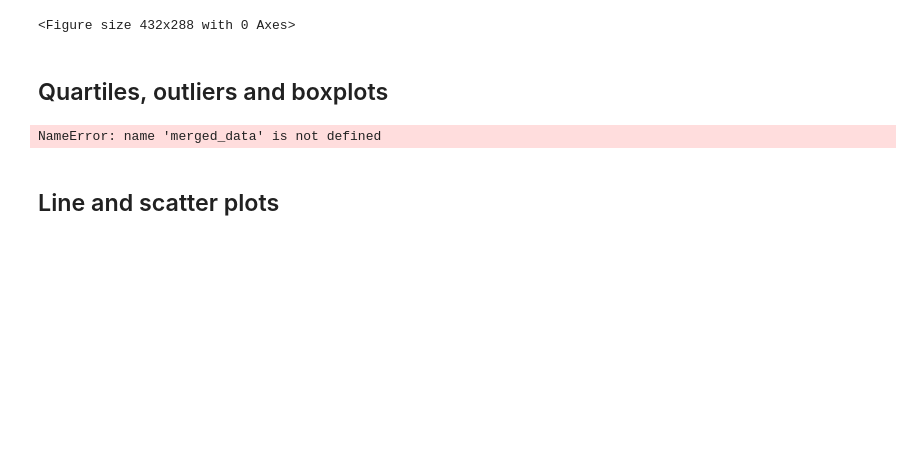
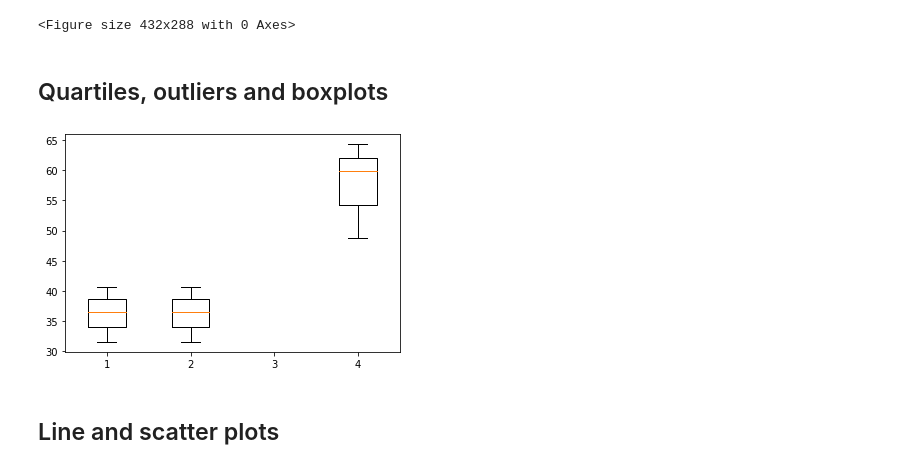
Before and after one commit to Soumya-Patil/MatPlotlib-Challenge, a Jupyter notebook: Pymaceuticals/pymaceuticals.ipynb, the cells around one changed output. Drawn from its saved outputs; the diff is of its cells as text; code cells hidden in the pictures; blank space fills up the shorter version.

```diff
--- a/Pymaceuticals/pymaceuticals.ipynb
+++ b/Pymaceuticals/pymaceuticals.ipynb
@@ -127,22 +127,47 @@ plt.tight_layout()
 # %%
 # Calculate the final tumor volume of each mouse across four of the most promising treatment regimens. Calculate the IQR and quantitatively determine if there are any potential outliers.
 max_treatment = clean_data.groupby(["Mouse ID"]).max()
 max_treatment = max_treatment.reset_index()
 merge_data = max_treatment[["Mouse ID","Timepoint"]].merge(clean_data ,  on=["Mouse ID","Timepoint"] , how = "left")
-capomulin = merge_data.loc[merged_data["Drug Regimen"] == "Capomulin"]['Tumor Volume (mm3)']
-ramicen = merge_data.loc[merged_data["Drug Regimen"] == "Capomulin"]['Tumor Volume (mm3)']
+ramicane = merge_data.loc[merge_data["Drug Regimen"] == "Ramicane"]['Tumor Volume (mm3)']
+capumolin = merge_data.loc[merge_data["Drug Regimen"] == "Capumolin"]['Tumor Volume (mm3)']
+propiva = merge_data.loc[merge_data["Drug Regimen"] == "Propiva"]['Tumor Volume (mm3)']
+ceftamin = merge_data.loc[merge_data["Drug Regimen"] == "Ceftamin"]['Tumor Volume (mm3)']
+
+ramicane_quartiles = ramicane.quantile([.25,.5,.75])
+ramicane_lowerq = ramicane_quartiles[0.25]
+ramicane_upperq = ramicane_quartiles[0.75]
+ramicane_iqr = ramicane_upperq - ramicane_lowerq
+ramicane_lower_bound = ramicane_lowerq - (1.5*ramicane_iqr)
+ramicane_upper_bound = ramicane_lowerq + (1.5*ramicane_iqr)
 
 
+capomulin_quartiles= capomulin.quantile([.25,.5,.75])
+capomulin_lowerq = capomulin_quartiles[0.25]
+capomulin_upperq = capomulin_quartiles[0.75]
+capomulin_iqr = capomulin_upperq - capomulin_lowerq
+capomulin_lower_bound = capomulin_lowerq - (1.5*capomulin_iqr)
+capomulin_upper_bound = capomulin_lowerq + (1.5*capomulin_iqr)
 
+propiva_quartiles= propiva.quantile([.25,.5,.75])
+propiva_lowerq = propiva_quartiles[0.25]
+propiva_upperq = propiva_quartiles[0.75]
+propiva_iqr = propiva_upperq - propiva_lowerq
+propiva_lower_bound = propiva_lowerq - (1.5*propiva_iqr)
+propiva_upper_bound = propiva_lowerq + (1.5*propiva_iqr)
 
-cap_quartiles = capomulin.quantile([.25,.5,.75])
-cap_lowerq = cap_quartiles[0.25]
-cap_upperq = cap_quartiles[0.75]
-cap_iqr = cap_upperq - cap_lowerq
-cap_lower_bound = cap_lowerq - (1.5*cap_iqr)
-cap_upper_bound = cap_lowerq + (1.5*cap_iqr)
+ceftamin_quartiles= ceftamin.quantile([.25,.5,.75])
+ceftamin_lowerq = ceftamin_quartiles[0.25]
+ceftamin_upperq = ceftamin_quartiles[0.75]
+ceftamin_iqr = ceftamin_upperq - ceftamin_lowerq
+ceftamin_lower_bound = ceftamin_lowerq - (1.5*ceftamin_iqr)
+ceftamin_upper_bound = ceftamin_lowerq + (1.5*ceftamin_iqr)
+
+box_plot_data=[ramicane_quartiles,capumolin_quartiles,propiva_quartiles,ceftamin_quartiles]
+plt.boxplot(box_plot_data)
+plt.show()
 # %% [output]
-NameError: name 'merged_data' is not defined
+[figure, added]
 # %% [markdown]
 ## Line and scatter plots
 # %%
```
Also changed, not shown: parts of 4 cells of this notebook.
